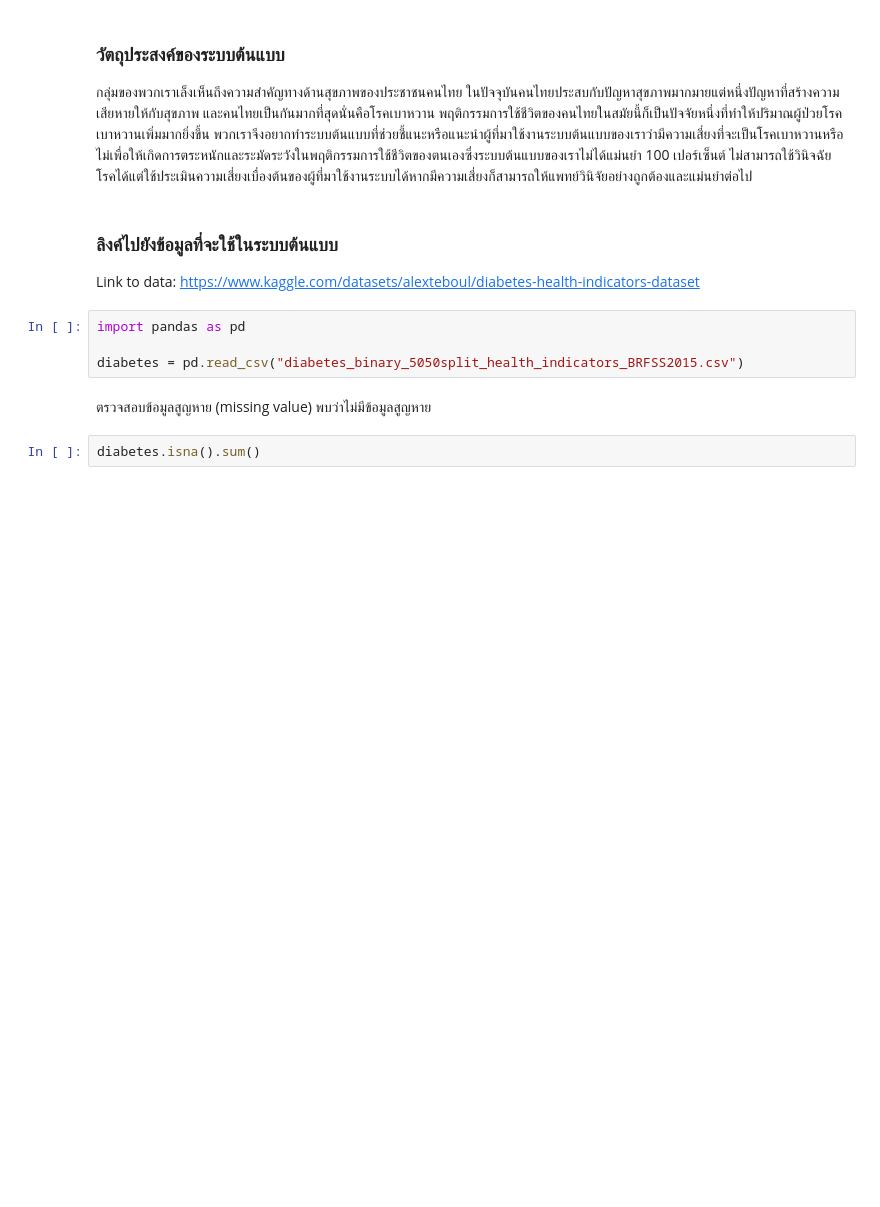
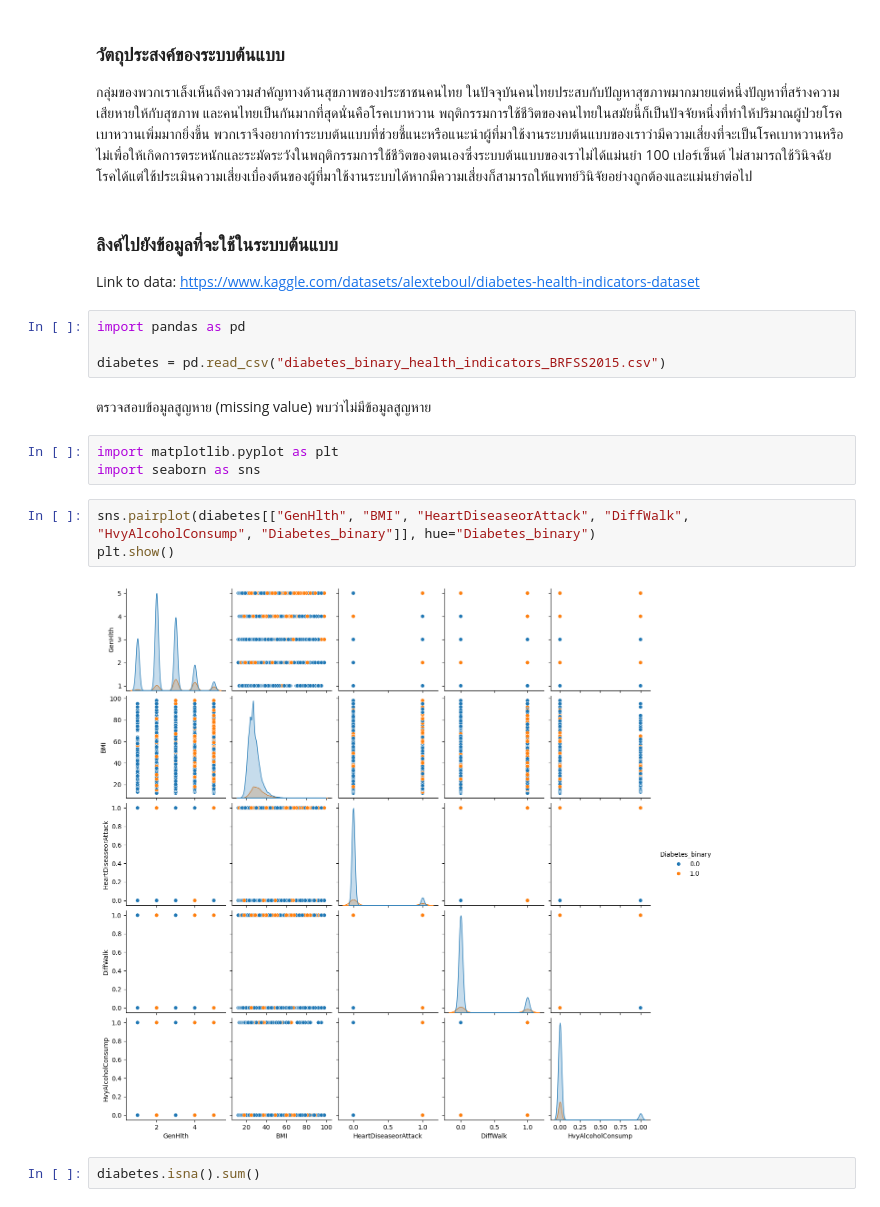
Before and after one commit to thg1rb/MLS-model-eval, a Jupyter notebook: diabetes.ipynb, the cells around one changed output. Cells and saved outputs as stored; diff of their text form; blank space fills up the shorter version.

```diff
--- a/diabetes.ipynb
+++ b/diabetes.ipynb
@@ -14,9 +14,17 @@ Link to data: https://www.kaggle.com/datasets/alexteboul/diabetes-health-indicat
 # %%
 import pandas as pd
 
-diabetes = pd.read_csv("diabetes_binary_5050split_health_indicators_BRFSS2015.csv")
+diabetes = pd.read_csv("diabetes_binary_health_indicators_BRFSS2015.csv")
 # %% [markdown]
 ตรวจสอบข้อมูลสูญหาย (missing value) พบว่าไม่มีข้อมูลสูญหาย
+# %%
+import matplotlib.pyplot as plt
+import seaborn as sns
+# %%
+sns.pairplot(diabetes[["GenHlth", "BMI", "HeartDiseaseorAttack", "DiffWalk", "HvyAlcoholConsump", "Diabetes_binary"]], hue="Diabetes_binary")
+plt.show()
+# %% [output]
+[figure, added]
 # %%
 diabetes.isna().sum()
 # %% [output]
```
Also changed, not shown: parts of 49 cells of this notebook.
